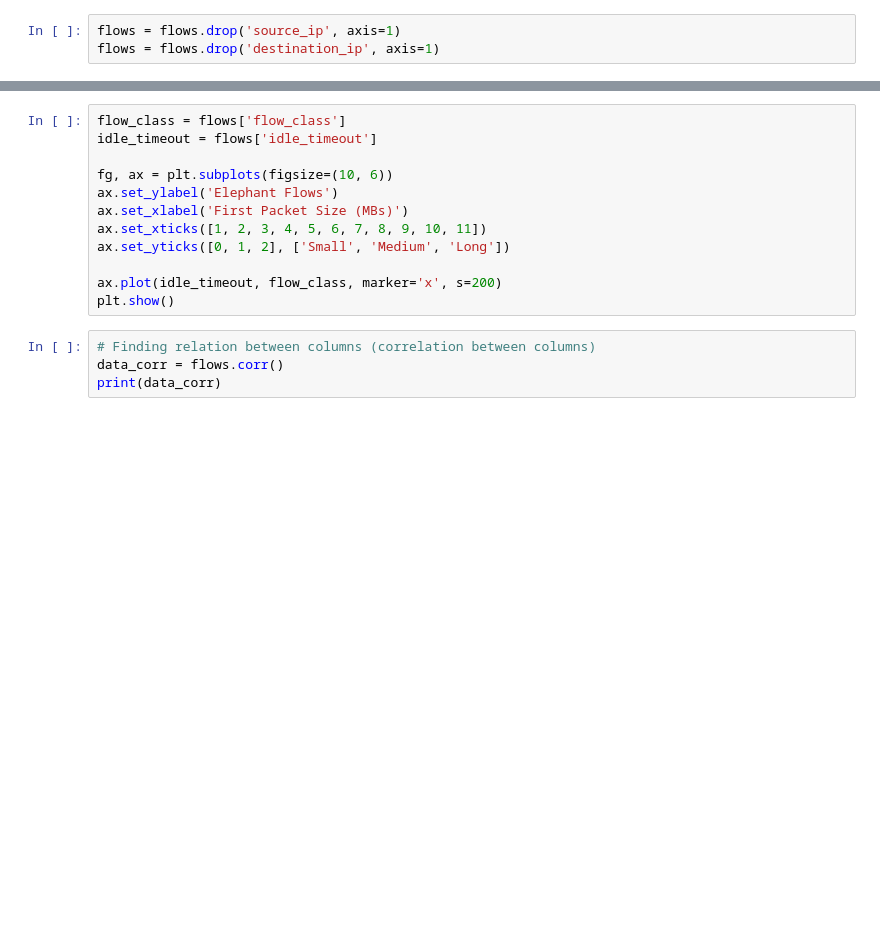
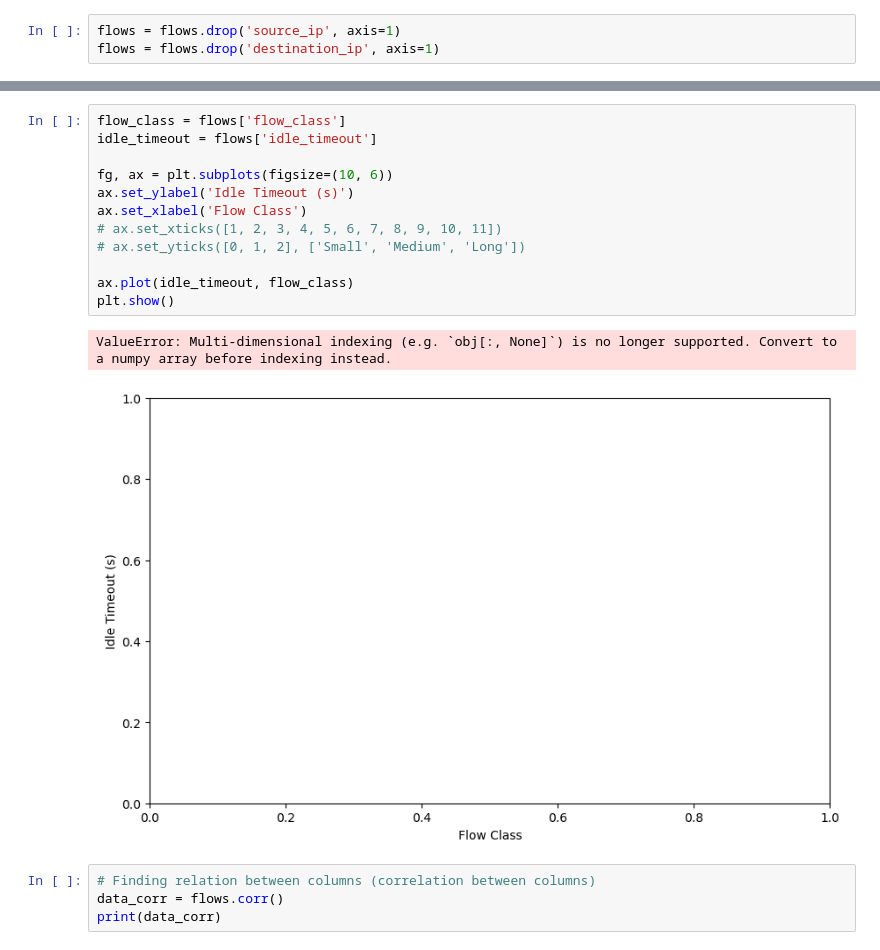
Before and after one commit to DigitalKhalid/sdn_flowtable_optimization, a Jupyter notebook: Notebooks/mawi/Data_EDA.ipynb, the cells around one changed output, grey strips where cells are left out. Drawn from its saved outputs; the diff is of its cells as text; blank space fills up the shorter version.

```diff
--- a/Notebooks/Data_EDA.ipynb
+++ b/Notebooks/mawi/Data_EDA.ipynb
@@ -133,15 +151,18 @@ ax.bar(idle_timeout, pkt_size)
 # %%
 flow_class = flows['flow_class']
 idle_timeout = flows['idle_timeout']
 
 fg, ax = plt.subplots(figsize=(10, 6))
-ax.set_ylabel('Elephant Flows')
-ax.set_xlabel('First Packet Size (MBs)')
-ax.set_xticks([1, 2, 3, 4, 5, 6, 7, 8, 9, 10, 11])
-ax.set_yticks([0, 1, 2], ['Small', 'Medium', 'Long'])
+ax.set_ylabel('Idle Timeout (s)')
+ax.set_xlabel('Flow Class')
+# ax.set_xticks([1, 2, 3, 4, 5, 6, 7, 8, 9, 10, 11])
+# ax.set_yticks([0, 1, 2], ['Small', 'Medium', 'Long'])
 
-ax.plot(idle_timeout, flow_class, marker='x', s=200)
+ax.plot(idle_timeout, flow_class)
 plt.show()
+# %% [output]
+ValueError: Multi-dimensional indexing (e.g. `obj[:, None]`) is no longer supported. Convert to a numpy array before indexing instead.
+[figure, added]
 # %%
 # Finding relation between columns (correlation between columns)
 data_corr = flows.corr()
```
Also changed, not shown: parts of 3 cells of this notebook, 21 other files.
